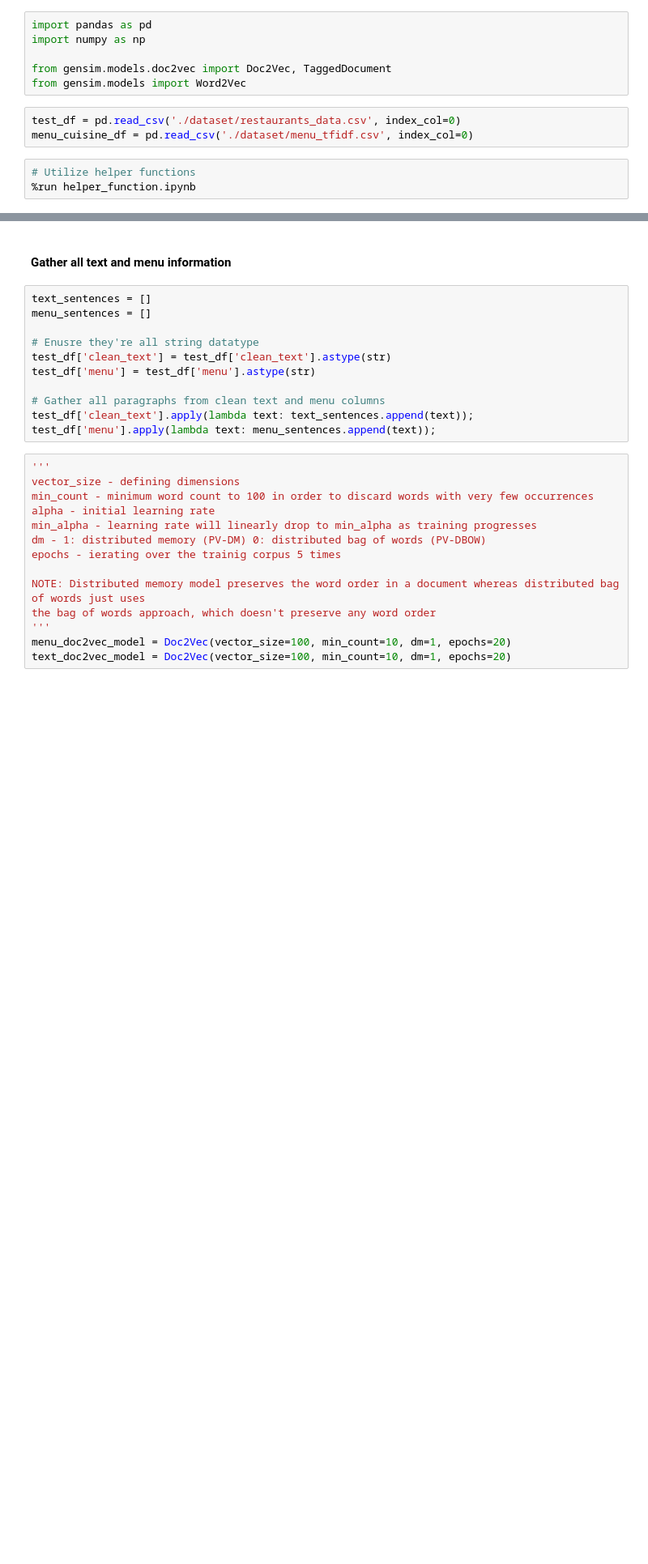
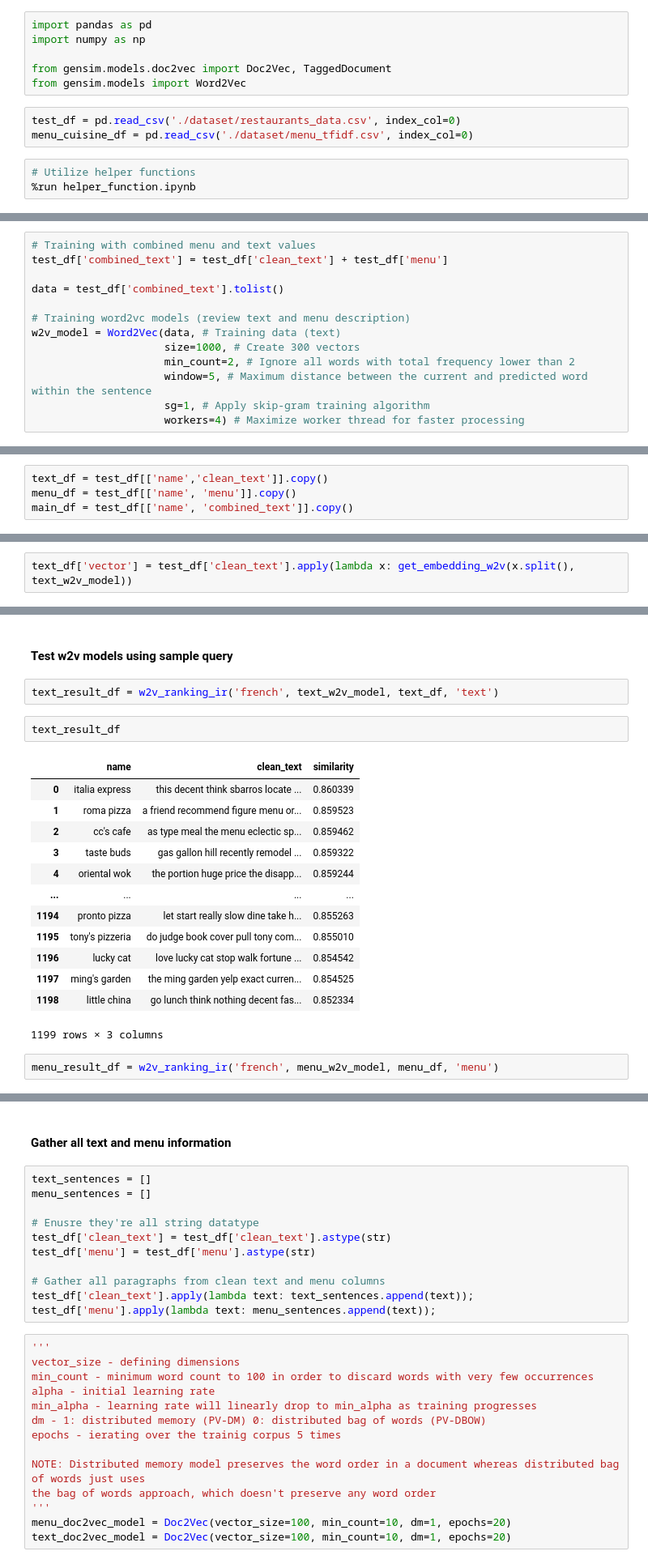
Before and after one commit to Suykim21/nlp_restaurant_search_engine, a Jupyter notebook: ml.ipynb, the cells around one changed output, grey strips where cells are left out. Shown at 81% size. Cells and saved outputs as stored; diff of their text form; blank space fills up the shorter version.

```diff
--- a/ml.ipynb
+++ b/ml.ipynb
@@ -20,0 +57,13 @@ test_df.head(3)
+# %%
+# Training with combined menu and text values
+test_df['combined_text'] = test_df['clean_text'] + test_df['menu']
+
+data = test_df['combined_text'].tolist()
+
+# Training word2vc models (review text and menu description)
+w2v_model = Word2Vec(data, # Training data (text)
+                     size=1000, # Create 300 vectors
+                     min_count=2, # Ignore all words with total frequency lower than 2
+                     window=5, # Maximum distance between the current and predicted word within the sentence
+                     sg=1, # Apply skip-gram training algorithm
+                     workers=4) # Maximize worker thread for faster processing
@@ -20,0 +91,4 @@ test_df.head(3)
+# %%
+text_df = test_df[['name','clean_text']].copy()
+menu_df = test_df[['name', 'menu']].copy()
+main_df = test_df[['name', 'combined_text']].copy()
@@ -20,0 +98,2 @@ test_df.head(3)
+# %%
+text_df['vector'] = test_df['clean_text'].apply(lambda x: get_embedding_w2v(x.split(), text_w2v_model))
@@ -20,0 +131,22 @@ test_df.head(3)
+# %% [markdown]
+#### Test w2v models using sample query
+# %%
+text_result_df = w2v_ranking_ir('french', text_w2v_model, text_df, 'text')
+# %%
+text_result_df
+# %% [output]
+|  | name | clean_text | similarity |
+| 0 | italia express | this decent think sbarros locate ... | 0.860339 |
+| 1 | roma pizza | a friend recommend figure menu or... | 0.859523 |
+| 2 | cc's cafe | as type meal the menu eclectic sp... | 0.859462 |
+| 3 | taste buds | gas gallon hill recently remodel ... | 0.859322 |
+| 4 | oriental wok | the portion huge price the disapp... | 0.859244 |
+| ... | ... | ... | ... |
+| 1194 | pronto pizza | let start really slow dine take h... | 0.855263 |
+| 1195 | tony's pizzeria | do judge book cover pull tony com... | 0.855010 |
+| 1196 | lucky cat | love lucky cat stop walk fortune ... | 0.854542 |
+| 1197 | ming's garden | the ming garden yelp exact curren... | 0.854525 |
+| 1198 | little china | go lunch think nothing decent fas... | 0.852334 |
+1199 rows × 3 columns
+# %%
+menu_result_df = w2v_ranking_ir('french', menu_w2v_model, menu_df, 'menu')
```
Also changed, not shown: parts of 21 cells of this notebook, 5 other files.
